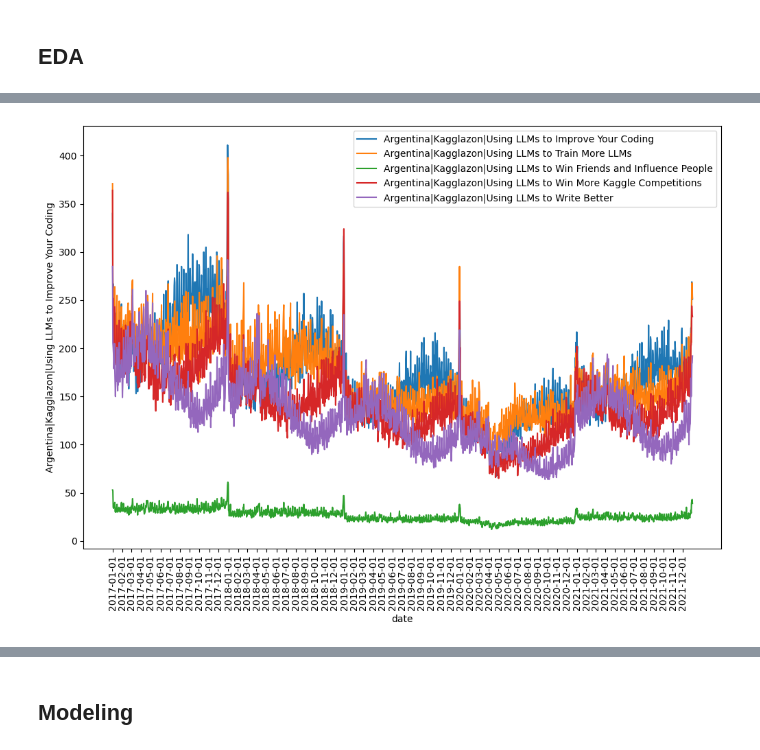
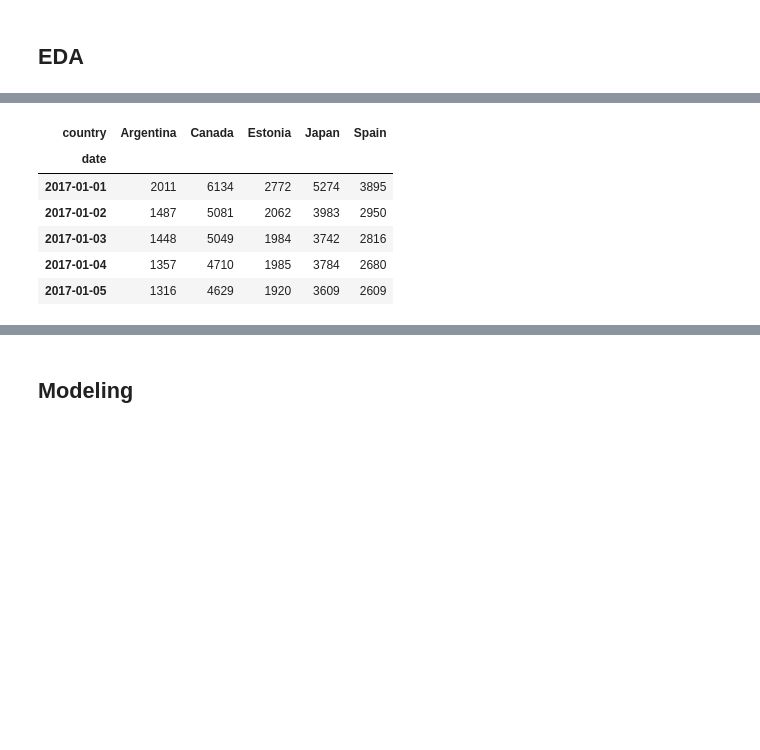
Before and after one commit to xulianrenzoku/Forecasting-Mini-Course-Sales, a Jupyter notebook: scratch/prophet_w_season_holiday.ipynb, the cells around one changed output, grey strips where cells are left out. Saved outputs shown, nothing was run; the diff lists cells and outputs as text; code cells hidden in the pictures; blank space fills up the shorter version.

```diff
--- a/scratch/prophet_w_season_holiday.ipynb
+++ b/scratch/prophet_w_season_holiday.ipynb
@@ -147,23 +169,34 @@ temp.head()
 # %%
-figsize(12, 8)
+# figsize(12, 8)
 
-fig, ax = plt.subplots(1, 1)
+# fig, ax = plt.subplots(1, 1)
 
-for col in temp.columns:
-    if col.startswith('Argentina|Kagglazon'):
-        sns.lineplot(temp.index,
-                     temp[col],
-                     label=col)
-plt.legend()
+# for col in temp.columns:
+#     if col.startswith('Argentina|Kagglazon'):
+#         sns.lineplot(temp.index,
+#                      temp[col],
+#                      label=col)
+# plt.legend()
 
-xticklabels = [x.get_text() for x in ax.get_xticklabels()]
-xticks = []
-xlabels = []
-for i, label in enumerate(xticklabels, 0):
-    if label.endswith('-01'):
-        xlabels.append(label)
-        xticks.append(i)
+# xticklabels = [x.get_text() for x in ax.get_xticklabels()]
+# xticks = []
+# xlabels = []
+# for i, label in enumerate(xticklabels, 0):
+#     if label.endswith('-01'):
+#         xlabels.append(label)
+#         xticks.append(i)
 
-_ = ax.set_xticks(xticks, xlabels, rotation=90)
+# _ = ax.set_xticks(xticks, xlabels, rotation=90)
-# %% [output]
-[figure, removed]
+# %%
+temp = train_df.copy()
+temp_gb = temp.groupby(['date', 'country'])[['num_sold']].sum().reset_index()
+temp_gb = temp_gb.pivot(index='date', columns='country', values='num_sold')
+temp_gb.head()
+# %% [output]
+| country | Argentina | Canada | Estonia | Japan | Spain |
+| date |  |  |  |  |  |
+| 2017-01-01 | 2011 | 6134 | 2772 | 5274 | 3895 |
+| 2017-01-02 | 1487 | 5081 | 2062 | 3983 | 2950 |
+| 2017-01-03 | 1448 | 5049 | 1984 | 3742 | 2816 |
+| 2017-01-04 | 1357 | 4710 | 1985 | 3784 | 2680 |
+| 2017-01-05 | 1316 | 4629 | 1920 | 3609 | 2609 |
```
Also changed, not shown: parts of 20 cells of this notebook.
